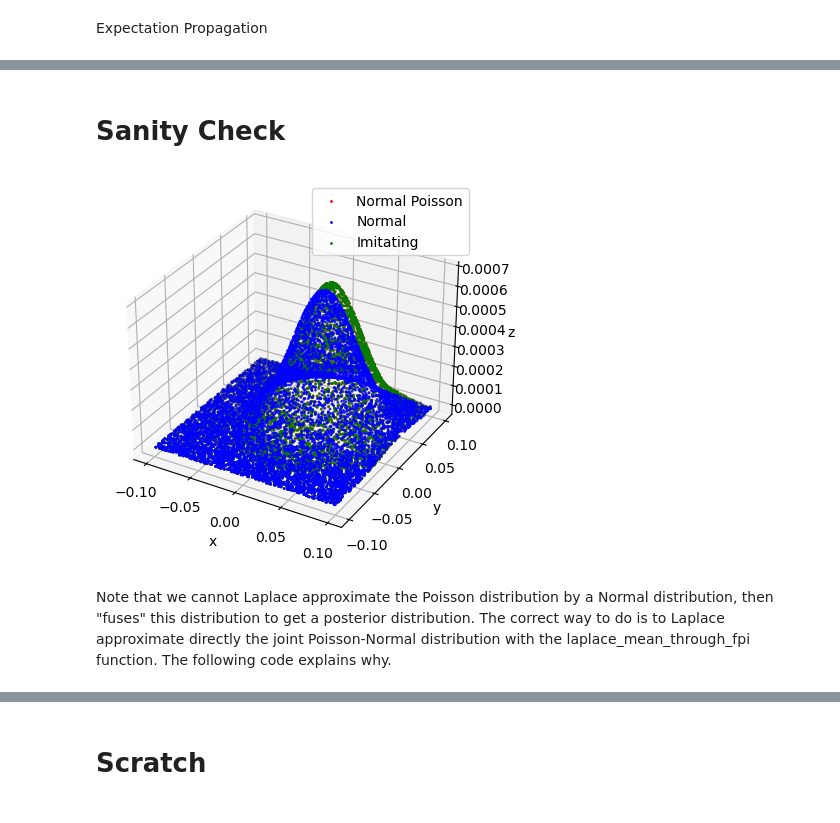
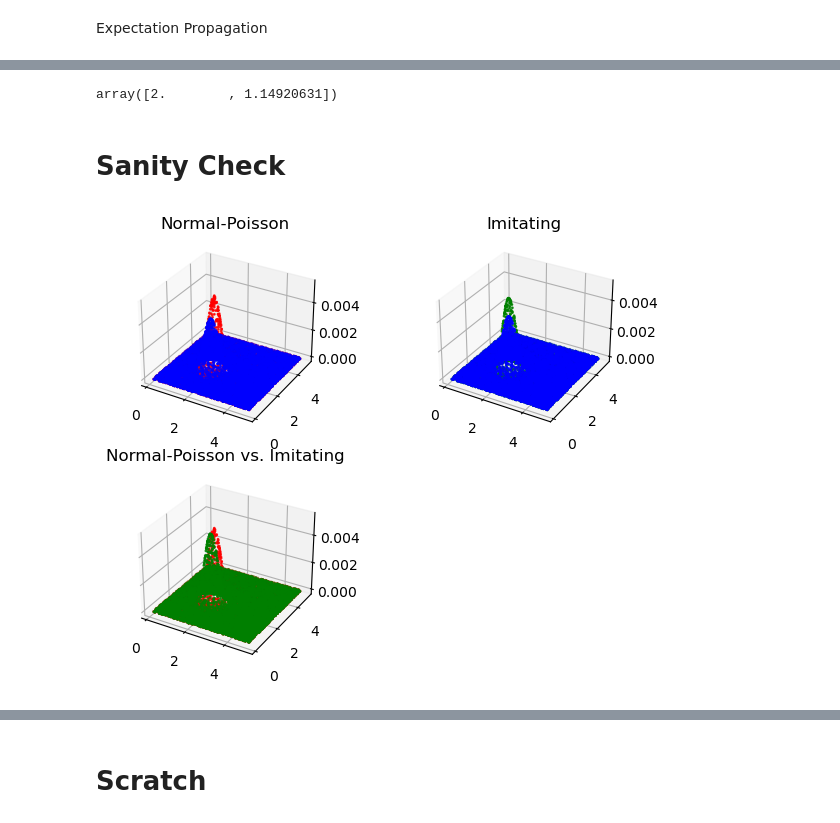
Before and after one commit to thinhhoang95/ep-lgcp-road-traffic-est, a Jupyter notebook: prototype_lgcp_1s1m.ipynb, the cells around one changed output, grey strips where cells are left out. Cells and saved outputs as stored; diff of their text form; code cells hidden in the pictures.

```diff
--- a/prototype_lgcp_1s1m.ipynb
+++ b/prototype_lgcp_1s1m.ipynb
@@ -124,21 +139,25 @@ def gaussian_posterior_update_scalar(mean1, var1, mean2, var2):
     # print('mean1 = {}'.format(mean[:3]))
     return mean, var
 
-def gaussian_posterior_update(mean1, var1, mean2, var2):
-    prec1 = np.linalg.inv(var1)
-    prec2 = np.linalg.inv(var2)
+def gaussian_posterior_update(mean1, var1, mean2, var2, use_moore_penrose=True):
+    if use_moore_penrose:
+        prec1 = np.linalg.pinv(var1)
+        prec2 = np.linalg.pinv(var2)
+    else:
+        prec1 = np.linalg.inv(var1)
+        prec2 = np.linalg.inv(var2)
     var = np.linalg.inv(prec1 + prec2)
     # print('var1 = {}'.format(var1[:3,:3]))
     mean = var @ (prec1 @ mean1 + prec2 @ mean2)
     # print('mean1 = {}'.format(mean[:3]))
     return mean, var
 
-def gaussian_posterior_update_list(means, vars):
+def gaussian_posterior_update_list(means, vars, use_moore_penrose=True):
     mean = means[0,:]
     var = vars[0,:,:]
     for i in range(1, means.shape[0]):
         # print('Iter B {}: mean = {}'.format(i, mean[:5]))
-        mean, var = gaussian_posterior_update(mean, var, means[i,:], vars[i,:,:])
+        mean, var = gaussian_posterior_update(mean, var, means[i,:], vars[i,:,:], use_moore_penrose=use_moore_penrose)
         # print('Iter A {}: mean = {}'.format(i, mean[:5]))
     return mean, var
 # %% [markdown]
@@ -148,6 +167,8 @@ def laplace_mean_through_fpi(rho_j, C_tilde_star, nj, mu_tilde_star, A, max_iter
     y = np.zeros_like(mu_tilde_star) # initialize y
     one_j = np.zeros_like(mu_tilde_star)
     one_j[rho_j] = 1
+    if verbose:
+        print('Fixed Point Iteration for Laplace Mean started')
     for iter in range(max_iter):
         if verbose:
             print('y: {}'.format(y[:5]))
@@ -163,11 +184,15 @@ def laplace_mean_through_fpi(rho_j, C_tilde_star, nj, mu_tilde_star, A, max_iter
         if verbose:
             print('=>{}, y: {}'.format(iter, y[:5]))
             print('-----------------')
+
+    if iter == max_iter - 1:
+        print('WARNING: Fixed Point Iteration for Laplace Mean did not converge after {} iterations'.format(max_iter))
+        print('Error: {}'.format(np.linalg.norm(y_new-y)))
     return y_new
 
 def laplace_var(rho_j, C_tilde_star, A, y, verbose=False):
     res = -np.linalg.inv(C_tilde_star)
-    res[rho_j, rho_j] += A*np.exp(y[rho_j])
+    res[rho_j, rho_j] -= A*np.exp(y[rho_j])
     return -np.linalg.inv(res)
 # %% [markdown]
 Expectation Propagation
@@ -180,7 +205,8 @@ from gp import gram_matrix
 mu_tildes = np.zeros((n_measurements, n_segments))
 var_tildes = np.zeros((n_measurements, n_segments, n_segments))
 for i in range(n_measurements):
-    var_tildes[i, :, :] = np.eye(n_segments) * 1e-3
+    # var_tildes[i, :, :] = np.eye(n_segments) * 1e-3
+    var_tildes[i, :, :] = np.zeros((n_segments, n_segments))
 
 # Tractable components approximator / prior
 mu_zero = np.ones((n_segments,)) * 2
@@ -262,32 +312,42 @@ plt.ylabel('Log-Intensity')
+# %%
+mu_q
+# %% [output]
+array([2.        , 1.14920631])
 # %% [markdown]
 # Sanity Check
 # %%
 from scipy.stats import multivariate_normal
 
 # ==================    Test    ==================
 n_samples = 10_000
 # uniformly sample from a 2d uniform distribution
-particles = np.random.uniform(low=-.1, high=.1, size=(n_samples, 2))
+particles = np.random.uniform(low=.1, high=5., size=(n_samples, 2))
 # Normal-Poisson (the tilted distribution)
 normal_poisson = multivariate_normal.pdf(particles, mean=mu_tilde_star, cov=C_tilde_star) * np.exp(nj * particles[:, 1] - A * np.exp(particles[:, 1]))
 normal_poisson /= np.sum(normal_poisson)
 # The j-excluded normal distribution
 normal = multivariate_normal.pdf(particles, mean=mu_tilde_star, cov=C_tilde_star)
 normal /= np.sum(normal)
 # The imitating distribution by Laplace approximation
 imitating = multivariate_normal.pdf(particles, mean=lmean, cov=lvar)
 imitating /= np.sum(imitating)
 
 # 3d histogram
 fig = plt.figure()
-ax = fig.add_subplot(111, projection='3d')
+ax = fig.add_subplot(221, projection='3d')
 ax.scatter(particles[:, 0], particles[:, 1], normal_poisson, s=1, c='r')
 ax.scatter(particles[:, 0], particles[:, 1], normal, s=1, c='b')
-ax.scatter(particles[:, 0], particles[:, 1], imitating, s=1, c='g')
-ax.set_xlabel('x')
-ax.set_ylabel('y')
-ax.set_zlabel('z')
-plt.legend(['Normal Poisson', 'Normal', 'Imitating'])
+ax.set_title('Normal-Poisson')
+ax2 = fig.add_subplot(222, projection='3d')
+# ax.scatter(particles[:, 0], particles[:, 1], normal, s=1, c='b')
+ax2.scatter(particles[:, 0], particles[:, 1], imitating, s=1, c='g')
+ax2.scatter(particles[:, 0], particles[:, 1], normal, s=1, c='b')
+ax2.set_title('Imitating')
+ax3 = fig.add_subplot(223, projection='3d')
+ax3.scatter(particles[:, 0], particles[:, 1], normal_poisson, s=1, c='r')
+ax3.scatter(particles[:, 0], particles[:, 1], imitating, s=1, c='g')
+ax3.set_title('Normal-Poisson vs. Imitating')
+plt.tight_layout()
 plt.show()
 # %% [output]
-[figure, old version]
+[figure, new version]
@@ -308,2 +353,0 @@ print('var_q_minus_j_rho_j: ', var_q_minus_j_rho_j)
-# %% [markdown]
-Note that we cannot Laplace approximate the Poisson distribution by a Normal distribution, then "fuses" this distribution to get a posterior distribution. The correct way to do is to Laplace approximate directly the joint Poisson-Normal distribution with the laplace_mean_through_fpi function. The following code explains why.
```
Also changed, not shown: parts of 19 cells of this notebook.
